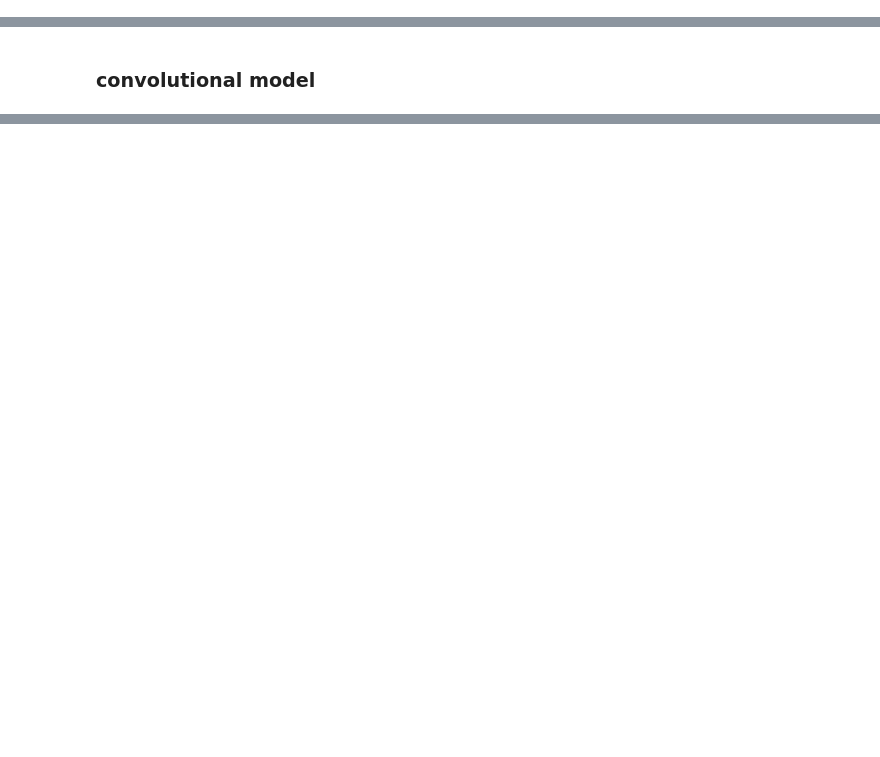
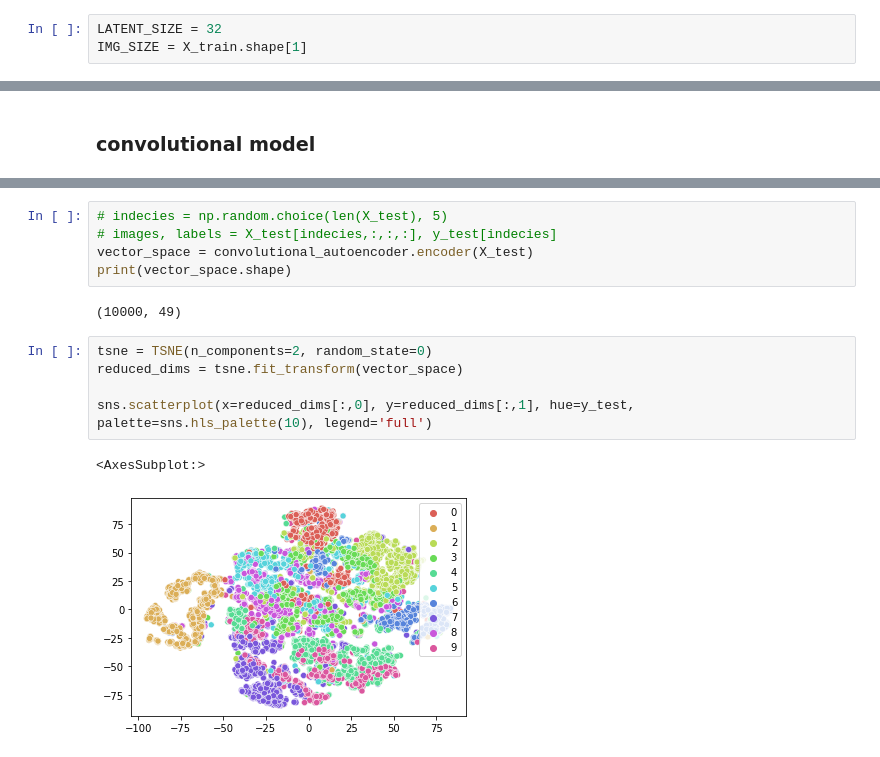
Before and after one commit to kmcguigan1/autoencoders, a Jupyter notebook: autoencoder.ipynb, the cells around one changed output, grey strips where cells are left out. Saved outputs shown, nothing was run; the diff lists cells and outputs as text; blank space fills up the shorter version.

```diff
--- a/autoencoder.ipynb
+++ b/autoencoder.ipynb
@@ -48,4 +49,7 @@ print(train_x.shape, train_y.shape, test_x.shape, test_y.shape)
 # %% [markdown]
 ## create the model
+# %%
+LATENT_SIZE = 32
+IMG_SIZE = X_train.shape[1]
 # %% [markdown]
 ### dense model
@@ -105,0 +250,15 @@ autoencoder.evaluate(test_x, test_x)
+# %%
+# indecies = np.random.choice(len(X_test), 5)
+# images, labels = X_test[indecies,:,:,:], y_test[indecies]
+vector_space = convolutional_autoencoder.encoder(X_test)
+print(vector_space.shape)
+# %% [output]
+(10000, 49)
+# %%
+tsne = TSNE(n_components=2, random_state=0)
+reduced_dims = tsne.fit_transform(vector_space)
+
+sns.scatterplot(x=reduced_dims[:,0], y=reduced_dims[:,1], hue=y_test, palette=sns.hls_palette(10), legend='full')
+# %% [output]
+<AxesSubplot:>
+[figure, added]
```
Also changed, not shown: parts of 32 cells of this notebook.
